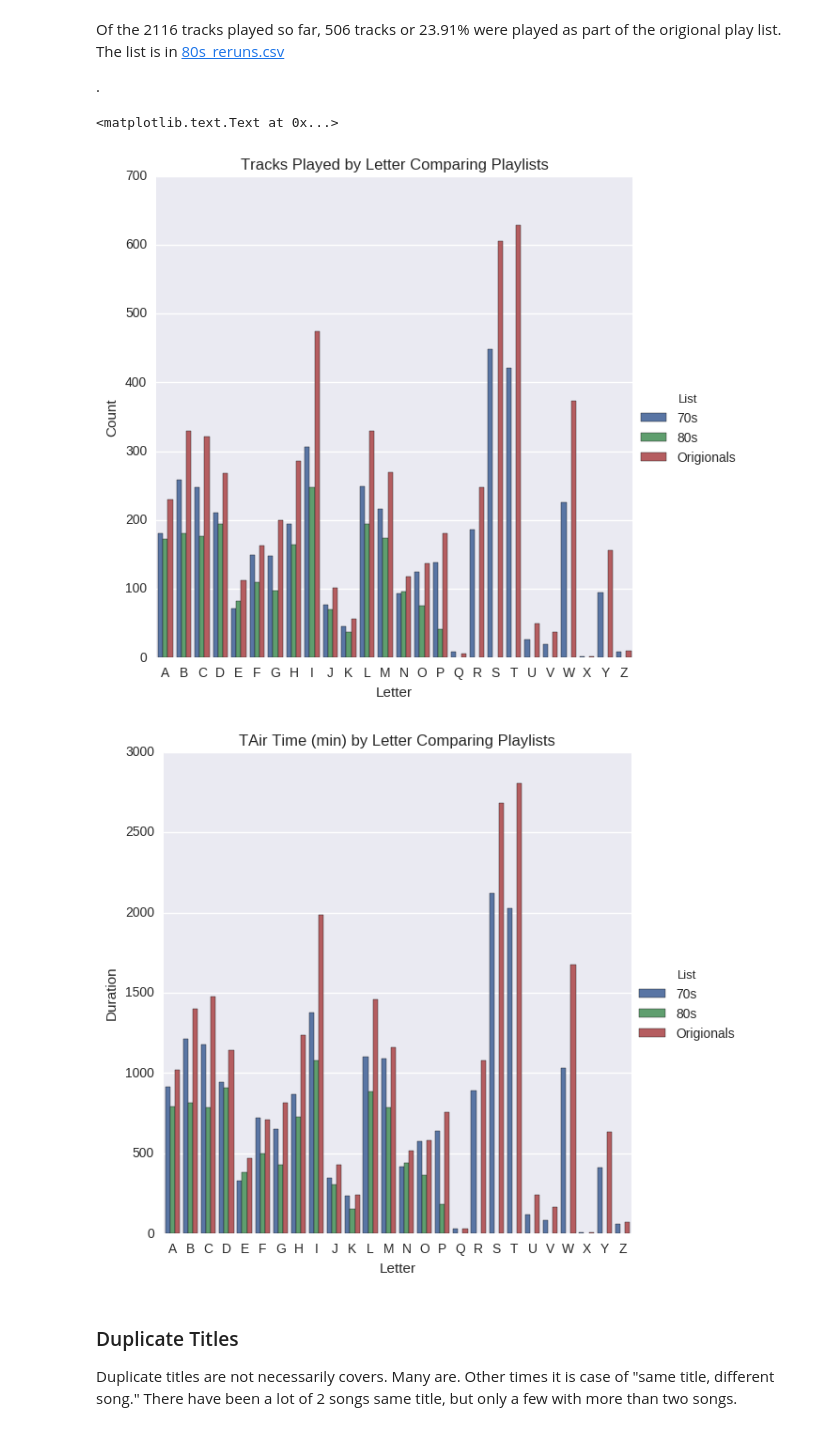
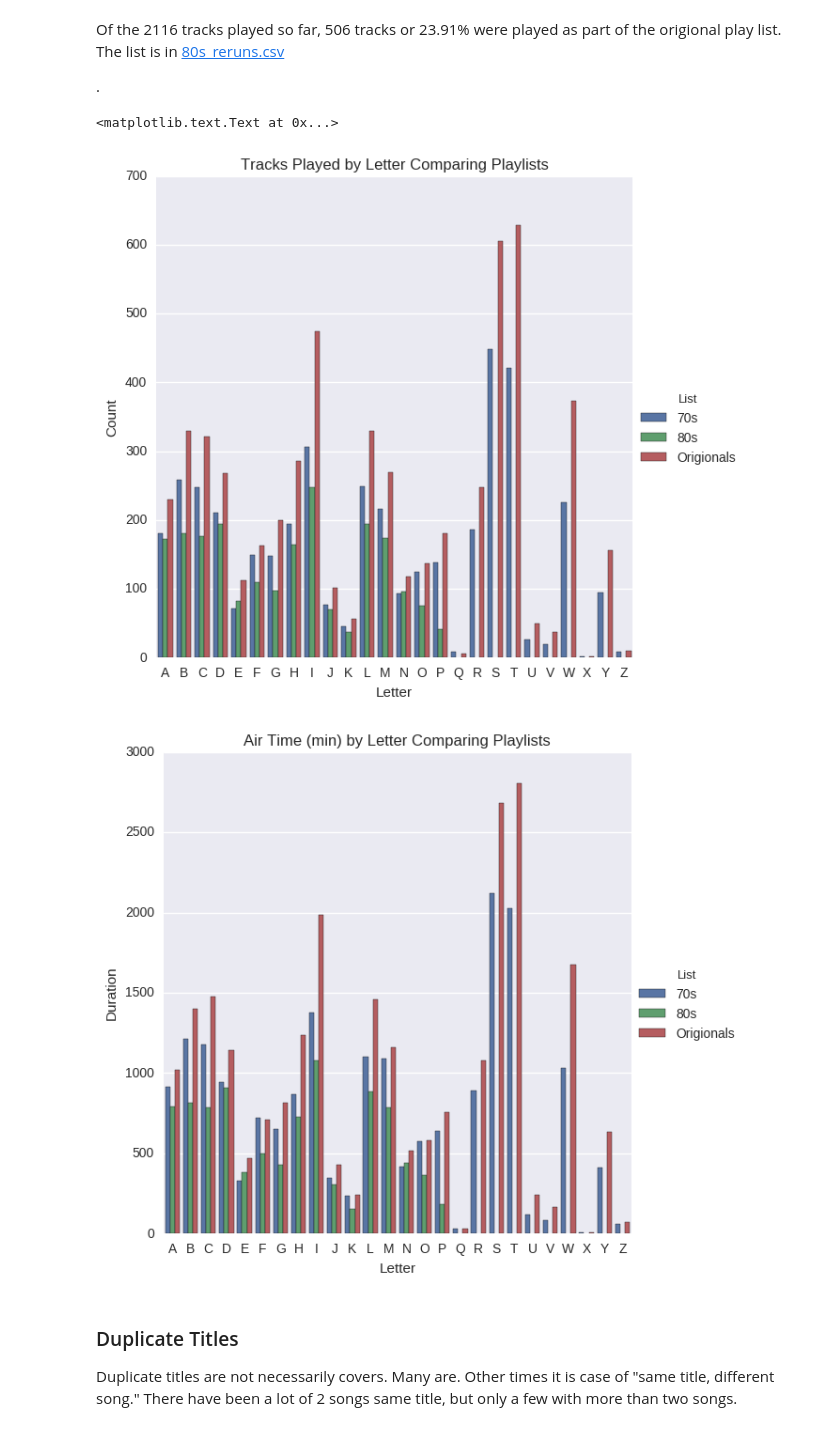
Before and after one commit to asudell/a2z, a Jupyter notebook: 80sA2Z.ipynb, the cells around one changed output. Drawn from its saved outputs; the diff is of its cells as text; code cells hidden in the pictures.

```diff
--- a/80sA2Z.ipynb
+++ b/80sA2Z.ipynb
@@ -315,23 +315,23 @@ Of the 2116 tracks played so far, 506 tracks or 23.91% were played as part of th
 # %%
 playlist['List'] = '80s'
 playlist['Count'] = 1
 seventies['List'] = '70s'
 seventies['Count'] = 1
 originals['List'] = 'Origionals'
 originals['Count'] = 1
 
 combined = pd.concat([originals, seventies, playlist])
 summary = combined.groupby(['List', 'Letter'])['Count', 'Duration'].sum()
 summary = summary.reset_index()
 sns.set_color_codes('pastel')
 sns.factorplot(x='Letter', y='Count', hue='List', data=summary, kind='bar', size=6)
 sns.plt.title('Tracks Played by Letter Comparing Playlists')
 sns.factorplot(x='Letter', y='Duration', hue='List', data=summary, kind='bar', size=6)
-sns.plt.title('TAir Time (min) by Letter Comparing Playlists')
+sns.plt.title('Air Time (min) by Letter Comparing Playlists')
 # %% [output]
 <matplotlib.text.Text at 0x...>
 [figure]
-[figure, old version]
+[figure, new version]
 # %% [markdown]
 ### Duplicate Titles
 
```
